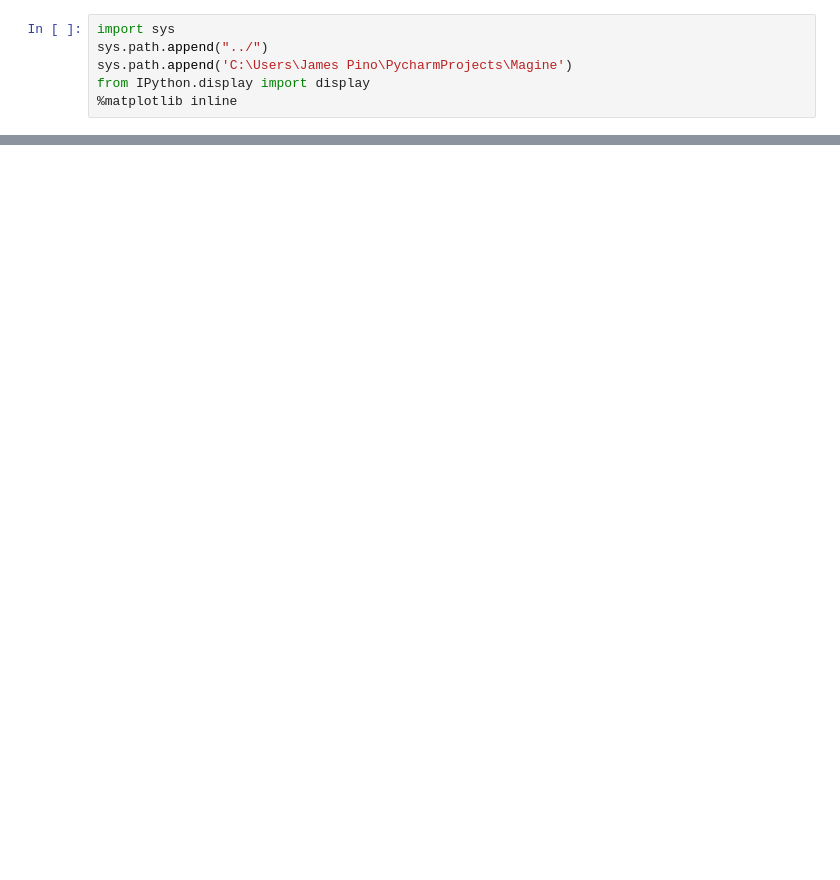
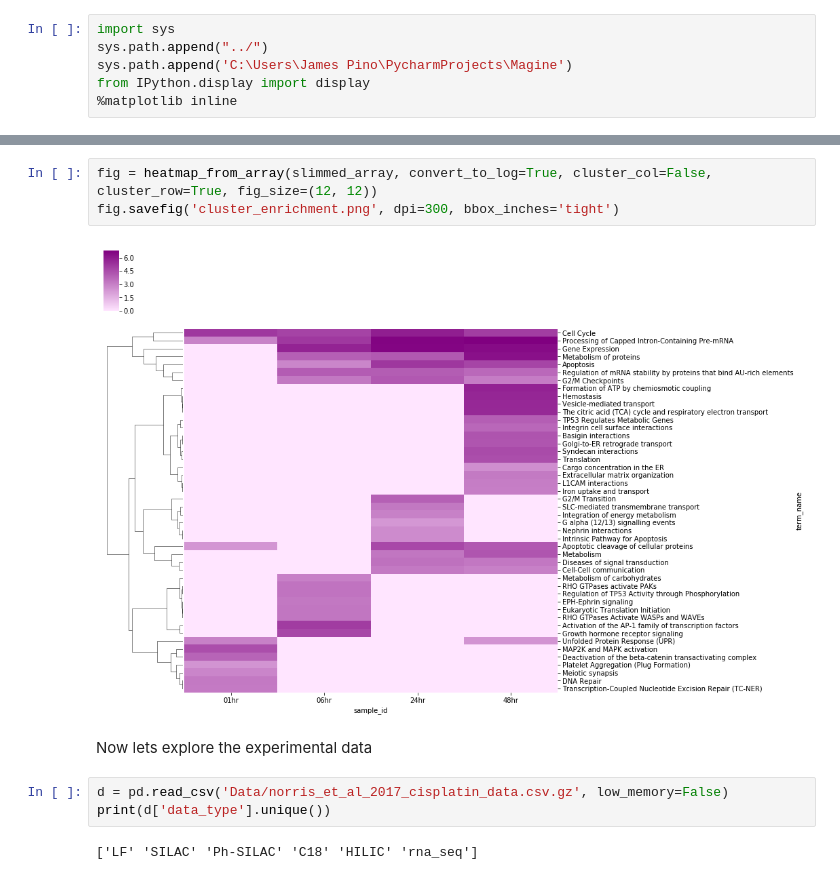
Before and after one commit to LoLab-MSM/MAGINE, a Jupyter notebook: examples/cisplatin/data_exploration.ipynb, the cells around one changed output, grey strips where cells are left out. Saved outputs shown, nothing was run; the diff lists cells and outputs as text; blank space fills up the shorter version.

```diff
--- a/examples/cisplatin/data_exploration.ipynb
+++ b/examples/cisplatin/data_exploration.ipynb
@@ -67,0 +50,12 @@ fig = heatmap_from_array(array, convert_to_log=True)
+# %%
+fig = heatmap_from_array(slimmed_array, convert_to_log=True, cluster_col=False, cluster_row=True, fig_size=(12, 12))
+fig.savefig('cluster_enrichment.png', dpi=300, bbox_inches='tight')
+# %% [output]
+[figure, added]
+# %% [markdown]
+Now lets explore the experimental data
+# %%
+d = pd.read_csv('Data/norris_et_al_2017_cisplatin_data.csv.gz', low_memory=False)
+print(d['data_type'].unique())
+# %% [output]
+['LF' 'SILAC' 'Ph-SILAC' 'C18' 'HILIC' 'rna_seq']
```
Also changed, not shown: parts of 11 cells of this notebook, 3 other files.
